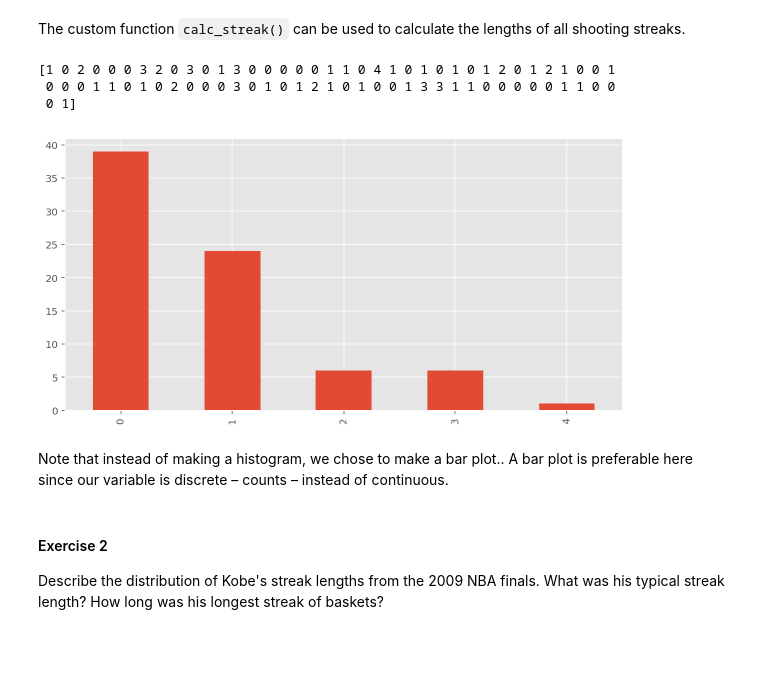
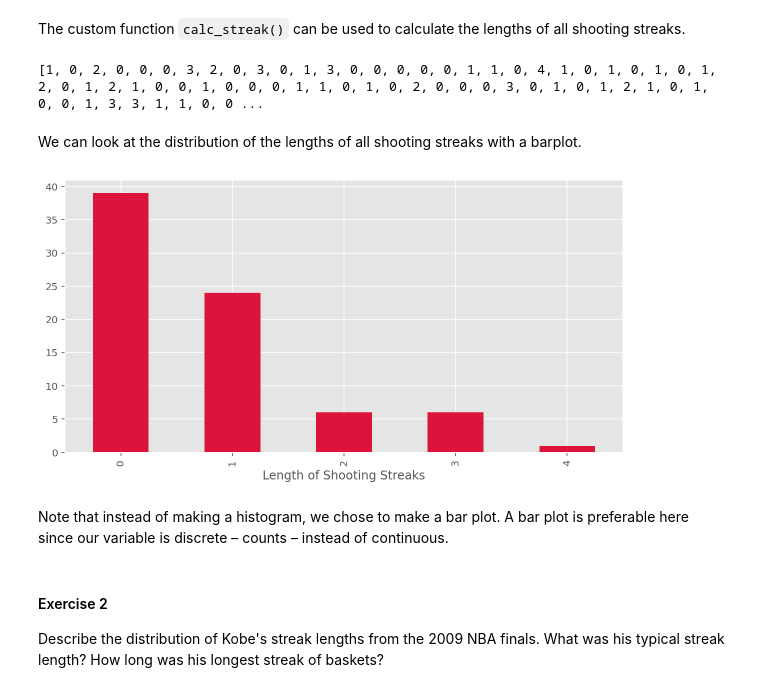
Before and after one commit to vaksakalli/stats_tutorials, a Jupyter notebook: ch3_probability.ipynb, the cells around one changed output. Drawn from its saved outputs; the diff is of its cells as text; code cells hidden in the pictures; blank space fills up the shorter version.

```diff
--- a/ch3_probability.ipynb
+++ b/ch3_probability.ipynb
@@ -63,41 +63,46 @@ What does a streak length of 1 mean, i.e. how many hits and misses are in a stre
 </div>
 # %% [markdown]
 The custom function `calc_streak()` can be used to calculate the lengths of all shooting streaks.
-# %%
-import numpy as np
-
-def calc_streak(x):
-    y = np.zeros(len(x))
-    y[x == 'H'] = 1
-    y = np.insert(y, 0, 0)
-    y = np.append(y, 0)
-    wz = np.where(y == 0)
-    streak = np.diff(wz) - 1
-    streak = streak.flatten() # return a copy of the array collapsed into one dimension.
-    return streak
-
-kobe_streak = calc_streak(kobe['basket'])
-print(kobe_streak)
-# %% [output]
-[1 0 2 0 0 0 3 2 0 3 0 1 3 0 0 0 0 0 1 1 0 4 1 0 1 0 1 0 1 2 0 1 2 1 0 0 1
- 0 0 0 1 1 0 1 0 2 0 0 0 3 0 1 0 1 2 1 0 1 0 0 1 3 3 1 1 0 0 0 0 0 1 1 0 0
- 0 1]
+# %%
+def calc_streak(x):
+    all_shoots = list(x)
+    streak, count = [], 0
+
+    for shoot in all_shoots:
+        if shoot == 'H':
+            count += 1
+        elif shoot == 'M':
+            streak.append(count)
+            count = 0
+
+    # If the last shoot is a hit, make sure to append the last count to the streak list as well.
+    if all_shoots[-1] == 'H':
+        streak.append(count)
+
+    return streak
+
+kobe_streak = calc_streak(kobe['basket'])
+print(kobe_streak)
+# %% [output]
+[1, 0, 2, 0, 0, 0, 3, 2, 0, 3, 0, 1, 3, 0, 0, 0, 0, 0, 1, 1, 0, 4, 1, 0, 1, 0, 1, 0, 1, 2, 0, 1, 2, 1, 0, 0, 1, 0, 0, 0, 1, 1, 0, 1, 0, 2, 0, 0, 0, 3, 0, 1, 0, 1, 2, 1, 0, 1, 0, 0, 1, 3, 3, 1, 1, 0, 0 ...
+# %% [markdown]
+We can look at the distribution of the lengths of all shooting streaks  with a barplot.
 # %%
 import matplotlib.pyplot as plt
 %matplotlib inline
 %config InlineBackend.figure_format = 'retina'
 plt.style.use('ggplot')
 plt.rcParams['figure.figsize'] = (10,5)
 
-kobe_streak_counts = np.asarray(np.unique(kobe_streak, return_counts = True))
-kobe_streak_counts = pd.DataFrame(data = kobe_streak_counts[1,], index = kobe_streak_counts[0,])
+kobe_streak_counts = pd.Series(kobe_streak).value_counts().sort_index()
 
-kobe_streak_counts.plot(kind = 'bar', legend = False)
+kobe_streak_counts.plot(kind = 'bar', color = 'crimson')
+plt.xlabel('Length of Shooting Streaks')
 plt.show();
 # %% [output]
-[figure, old version]
+[figure, new version]
 # %% [markdown]
-Note that instead of making a histogram, we chose to make a bar plot.. A bar plot is preferable here since our variable is discrete – counts – instead of continuous.
+Note that instead of making a histogram, we chose to make a bar plot. A bar plot is preferable here since our variable is discrete – counts – instead of continuous.
 # %% [markdown]
 <div class = 'exercise'>
 <h4>Exercise 2</h4>
```
Also changed, not shown: parts of 18 cells of this notebook, 1 other file.
